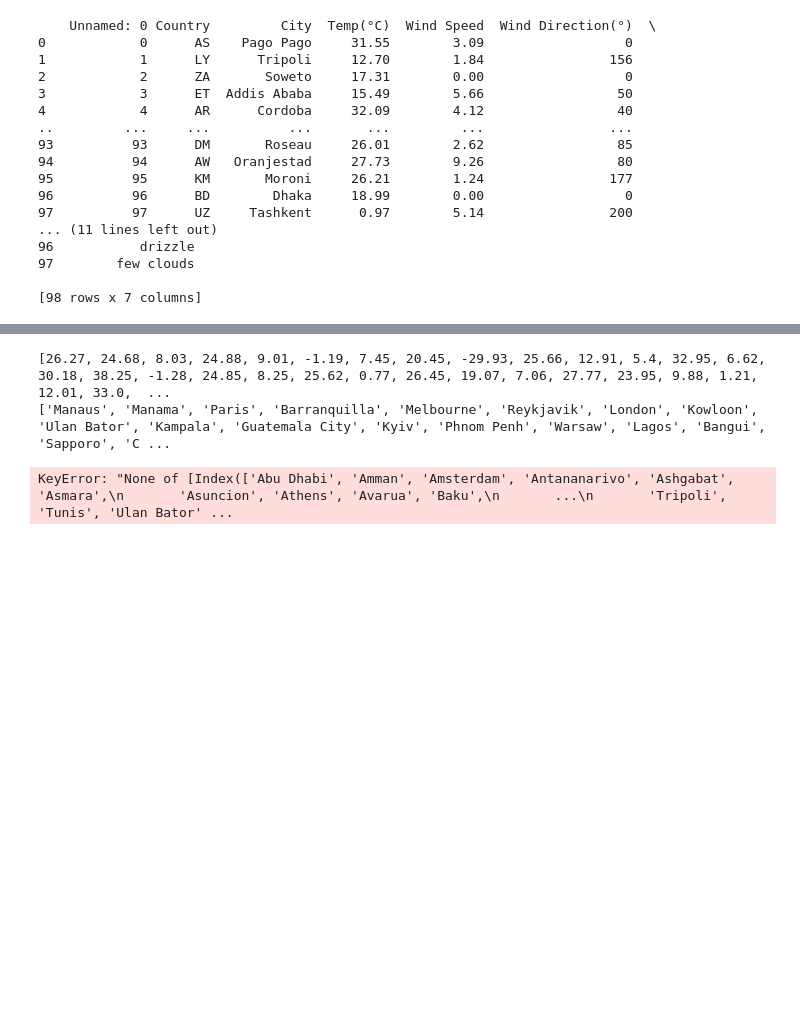
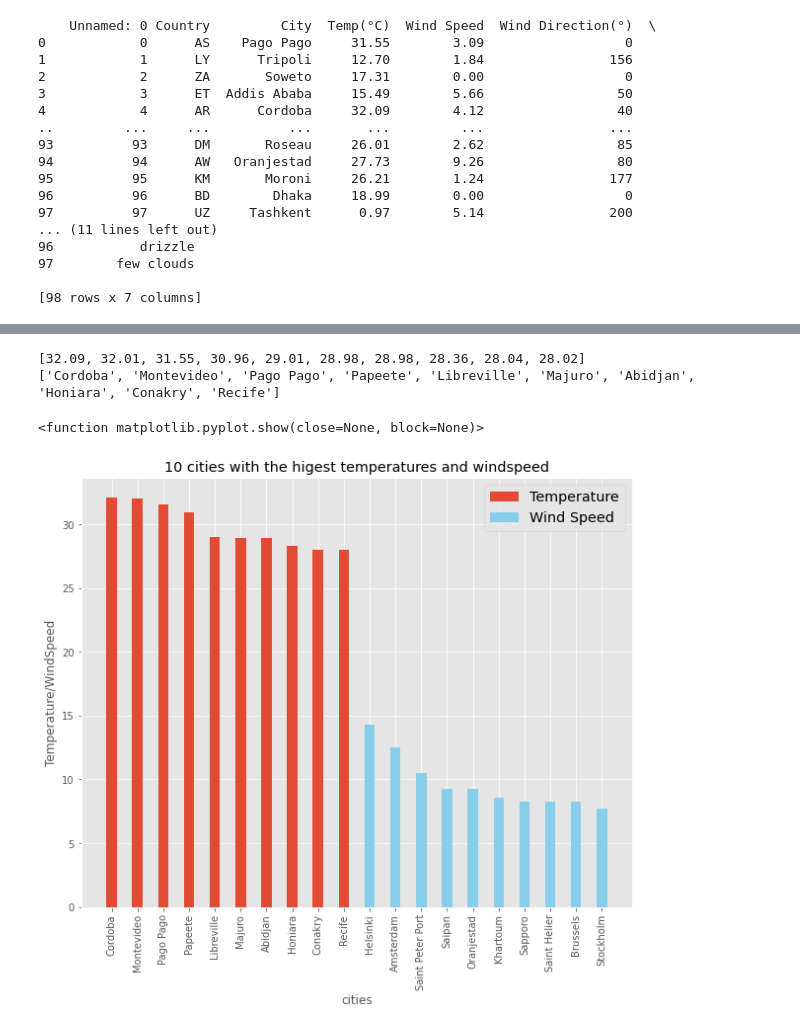
Before and after one commit to Emedion/Weather-Data-Analysis, a Jupyter notebook: weather analysis.ipynb, the cells around one changed output, grey strips where cells are left out. Cells and saved outputs as stored; diff of their text form; code cells hidden in the pictures; blank space fills up the shorter version.

```diff
--- a/weather analysis.ipynb
+++ b/weather analysis.ipynb
@@ -161,0 +197,13 @@ data.describe()
+# %%
+sorted_temp = data.sort_values(by=['Temp(°C)'], ascending=False).reset_index(drop=True).head(10)
+
+sorted_windSpeed = data.sort_values(by=['Wind Speed'], ascending=False).reset_index(drop=True).head(10)
+
+sorted_temp1 = data.sort_values(by=['Temp(°C)'], ascending=True).reset_index(drop=True).head(10)
+
+sorted_windSpeed1 = data.sort_values(by=['Wind Speed'], ascending=True).reset_index(drop=True).head(10)
+
+print(sorted_temp.describe())
+print(sorted_windSpeed.describe())
+
+sorted_temp.head()
@@ -162,12 +244,38 @@ data.describe()
 # %%
-temperatures = data['Temp(°C)'].tolist()
-cities = data['City'].tolist()
+temperatures = sorted_temp['Temp(°C)'].tolist()
+cities = sorted_temp['City'].tolist()
+wind_speed = sorted_temp['Wind Speed']
 print(temperatures)
 print(cities)
 # %% [output]
-[26.27, 24.68, 8.03, 24.88, 9.01, -1.19, 7.45, 20.45, -29.93, 25.66, 12.91, 5.4, 32.95, 6.62, 30.18, 38.25, -1.28, 24.85, 8.25, 25.62, 0.77, 26.45, 19.07, 7.06, 27.77, 23.95, 9.88, 1.21, 12.01, 33.0,  ...
-['Manaus', 'Manama', 'Paris', 'Barranquilla', 'Melbourne', 'Reykjavik', 'London', 'Kowloon', 'Ulan Bator', 'Kampala', 'Guatemala City', 'Kyiv', 'Phnom Penh', 'Warsaw', 'Lagos', 'Bangui', 'Sapporo', 'C ...
+[32.09, 32.01, 31.55, 30.96, 29.01, 28.98, 28.98, 28.36, 28.04, 28.02]
+['Cordoba', 'Montevideo', 'Pago Pago', 'Papeete', 'Libreville', 'Majuro', 'Abidjan', 'Honiara', 'Conakry', 'Recife']
 # %%
-min_temp = data.loc[data.groupby('City').agg({'Temp(°C)':'min'}).index]
+import matplotlib.pyplot as plt
+
+plt.style.use('ggplot')
+
+# fig, ax = plt.subplots(figsize=(10, 6))
+
+# ax.bar()
+
+plt.figure(figsize=(10, 8))
+
+plt.bar(sorted_temp["City"], sorted_temp["Temp(°C)"], align = "center",width=0.4)
+plt.xlabel("cities")
+plt.xticks(rotation=90)
+plt.ylabel("Temperature")
+plt.title("10 Hottest Cities")
+# plt.show()
+
+plt.bar(sorted_windSpeed['City'], sorted_windSpeed["Wind Speed"], align= "center", width=0.4, color="skyblue")
+plt.xticks(rotation=90)
+plt.xlabel('cities')
+plt.ylabel('Temperature/WindSpeed')
+plt.title('10 cities with the higest temperatures and windspeed')
+plt.legend(['Temperature', 'Wind Speed'], fontsize = 'x-large')
+plt.grid(True)
+plt.show
 # %% [output]
-KeyError: "None of [Index(['Abu Dhabi', 'Amman', 'Amsterdam', 'Antananarivo', 'Ashgabat', 'Asmara',\n       'Asuncion', 'Athens', 'Avarua', 'Baku',\n       ...\n       'Tripoli', 'Tunis', 'Ulan Bator' ...
+<function matplotlib.pyplot.show(close=None, block=None)>
+[figure, added]
```
Also changed, not shown: parts of 10 cells of this notebook.
